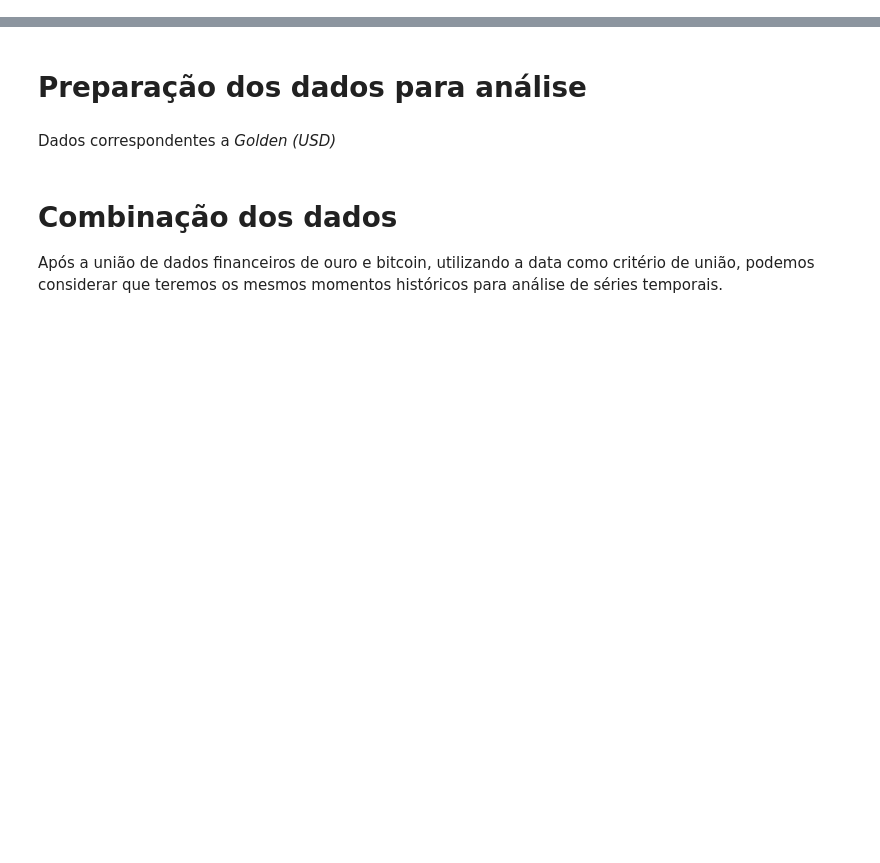
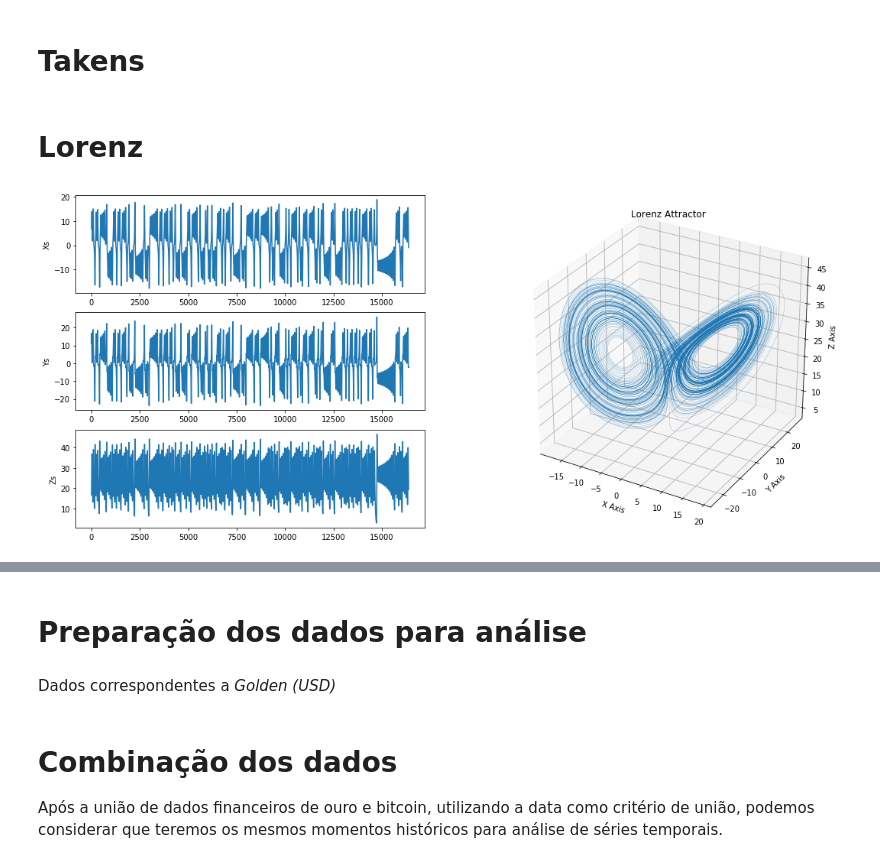
Before and after one commit to rodneyrick/unifesp-nonlinear_time_series_analysis, a Jupyter notebook: final_report/final.ipynb, the cells around one changed output, grey strips where cells are left out. Saved outputs shown, nothing was run; the diff lists cells and outputs as text; code cells hidden in the pictures; blank space fills up the shorter version.

```diff
--- a/final_report/final.ipynb
+++ b/final_report/final.ipynb
@@ -7,0 +30,2 @@ from mpl_toolkits.mplot3d import Axes3D  # noqa: F401 unused import
+# %% [markdown]
+# Takens
@@ -7,0 +47,34 @@ from mpl_toolkits.mplot3d import Axes3D  # noqa: F401 unused import
+# %% [markdown]
+# Lorenz
+# %%
+def generate(data_length, odes, state, parameters):
+    data = np.zeros([state.shape[0], data_length])
+    for i in range(5000):
+        state = rk4(odes, state, parameters)
+
+    for i in range(data_length):
+        state = rk4(odes, state, parameters)
+        data[:, i] = state
+    return data
+
+def rk4(odes, state, parameters, dt=0.01):
+    k1 = dt * odes(state, parameters)
+    k2 = dt * odes(state + 0.5 * k1, parameters)
+    k3 = dt * odes(state + 0.5 * k2, parameters)
+    k4 = dt * odes(state + k3, parameters)
+    return state + (k1 + 2 * k2 + 2 * k3 + k4) / 6
+
+def lorenz_odes(state, parameters):
+    x,y,z=state
+    sigma, beta, rho=parameters
+    return np.array([sigma * (y - x), x * (rho - z) - y, x * y - beta * z])
+
+def lorenz_generate(data_length):
+    return generate(data_length, lorenz_odes,
+                    np.array([-8.0, 8.0, 27.0]),
+                    np.array([10.0, 8/3.0, 28.0]))
+# %%
+xs, ys, zs = lorenz_generate(2**14)
+plot3d(xs, ys, zs, title="Lorenz Attractor")
+# %% [output]
+[figure, added]
```
Also changed, not shown: parts of 24 cells of this notebook, 3 other files.
